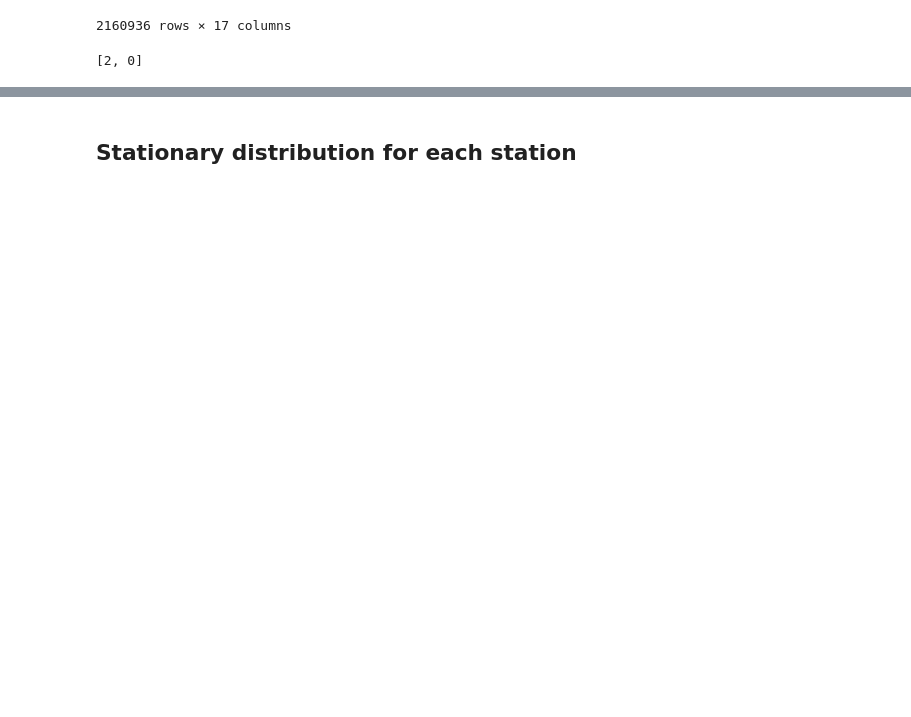
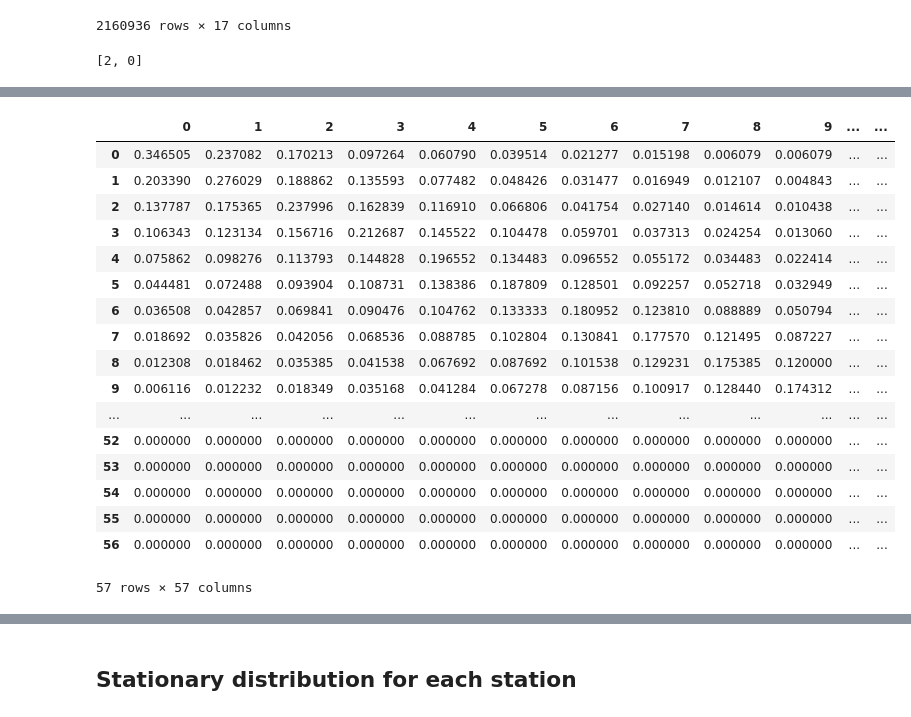
Before and after one commit to gracelang15/City-Bike-Data-Project, a Jupyter notebook: main-project.ipynb, the cells around one changed output, grey strips where cells are left out. Saved outputs shown, nothing was run; the diff lists cells and outputs as text; code cells hidden in the pictures; blank space fills up the shorter version.

```diff
--- a/main-project.ipynb
+++ b/main-project.ipynb
@@ -452,3 +475,24 @@ E17_p_night = create_probab_matrix(E17_freq_rates_night, 56)
+# %%
+pd.DataFrame(E17_p_night)
+# %% [output]
+|  | 0 | 1 | 2 | 3 | 4 | 5 | 6 | 7 | 8 | 9 | ... | ... |
+| 0 | 0.346505 | 0.237082 | 0.170213 | 0.097264 | 0.060790 | 0.039514 | 0.021277 | 0.015198 | 0.006079 | 0.006079 | ... | ... |
+| 1 | 0.203390 | 0.276029 | 0.188862 | 0.135593 | 0.077482 | 0.048426 | 0.031477 | 0.016949 | 0.012107 | 0.004843 | ... | ... |
+| 2 | 0.137787 | 0.175365 | 0.237996 | 0.162839 | 0.116910 | 0.066806 | 0.041754 | 0.027140 | 0.014614 | 0.010438 | ... | ... |
+| 3 | 0.106343 | 0.123134 | 0.156716 | 0.212687 | 0.145522 | 0.104478 | 0.059701 | 0.037313 | 0.024254 | 0.013060 | ... | ... |
+| 4 | 0.075862 | 0.098276 | 0.113793 | 0.144828 | 0.196552 | 0.134483 | 0.096552 | 0.055172 | 0.034483 | 0.022414 | ... | ... |
+| 5 | 0.044481 | 0.072488 | 0.093904 | 0.108731 | 0.138386 | 0.187809 | 0.128501 | 0.092257 | 0.052718 | 0.032949 | ... | ... |
+| 6 | 0.036508 | 0.042857 | 0.069841 | 0.090476 | 0.104762 | 0.133333 | 0.180952 | 0.123810 | 0.088889 | 0.050794 | ... | ... |
+| 7 | 0.018692 | 0.035826 | 0.042056 | 0.068536 | 0.088785 | 0.102804 | 0.130841 | 0.177570 | 0.121495 | 0.087227 | ... | ... |
+| 8 | 0.012308 | 0.018462 | 0.035385 | 0.041538 | 0.067692 | 0.087692 | 0.101538 | 0.129231 | 0.175385 | 0.120000 | ... | ... |
+| 9 | 0.006116 | 0.012232 | 0.018349 | 0.035168 | 0.041284 | 0.067278 | 0.087156 | 0.100917 | 0.128440 | 0.174312 | ... | ... |
+| ... | ... | ... | ... | ... | ... | ... | ... | ... | ... | ... | ... | ... |
+| 52 | 0.000000 | 0.000000 | 0.000000 | 0.000000 | 0.000000 | 0.000000 | 0.000000 | 0.000000 | 0.000000 | 0.000000 | ... | ... |
+| 53 | 0.000000 | 0.000000 | 0.000000 | 0.000000 | 0.000000 | 0.000000 | 0.000000 | 0.000000 | 0.000000 | 0.000000 | ... | ... |
+| 54 | 0.000000 | 0.000000 | 0.000000 | 0.000000 | 0.000000 | 0.000000 | 0.000000 | 0.000000 | 0.000000 | 0.000000 | ... | ... |
+| 55 | 0.000000 | 0.000000 | 0.000000 | 0.000000 | 0.000000 | 0.000000 | 0.000000 | 0.000000 | 0.000000 | 0.000000 | ... | ... |
+| 56 | 0.000000 | 0.000000 | 0.000000 | 0.000000 | 0.000000 | 0.000000 | 0.000000 | 0.000000 | 0.000000 | 0.000000 | ... | ... |
+57 rows × 57 columns
 # %%
 #create dataframe where 'West St & Chambers St is either the started at or ended at station
 WCham_data_start = data_clean[(data_clean["start_station_name"]=='West St & Chambers St')]
```
Also changed, not shown: parts of 22 cells of this notebook.
